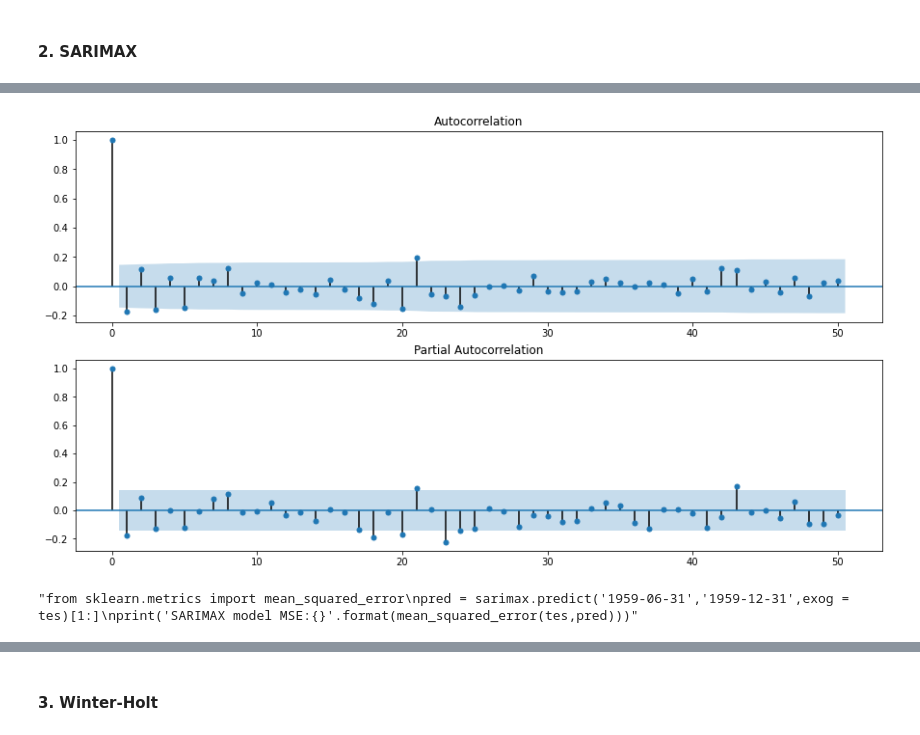
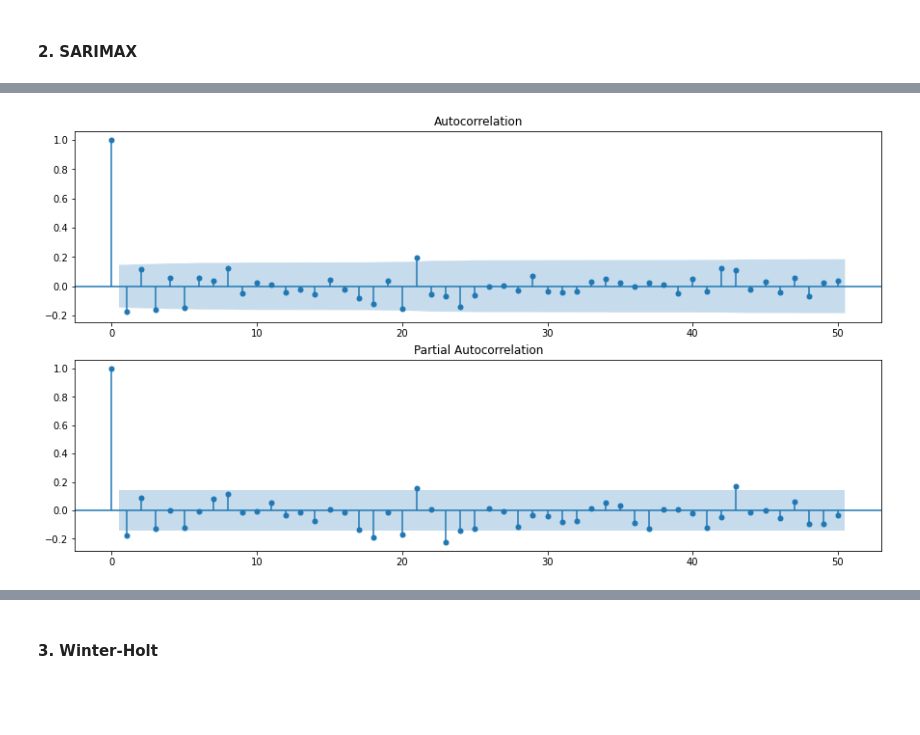
Before and after one commit to CamilaGO/Lab7-ds, a Jupyter notebook: Laboratorio 7 - Female Births.ipynb, the cells around one changed output, grey strips where cells are left out. Cells and saved outputs as stored; diff of their text form; code cells hidden in the pictures; blank space fills up the shorter version.

```diff
--- a/Laboratorio 7 - Female Births.ipynb
+++ b/Laboratorio 7 - Female Births.ipynb
@@ -106,15 +104,16 @@ Warnings:
 # %%
+sarima = sm.tsa.statespace.SARIMAX(tra,order=(1,1,1),seasonal_order=(1,1,1,12),enforce_stationarity=False, enforce_invertibility=False,freq='D').fit()
+sarima.summary()
 res = sarima.resid
 fig,ax = plt.subplots(2,1,figsize=(15,8))
 fig = sm.graphics.tsa.plot_acf(res, lags=50, ax=ax[0])
 fig = sm.graphics.tsa.plot_pacf(res, lags=50, ax=ax[1])
 plt.show()
 # %% [output]
-[figure, old version]
+[figure, new version]
 # %%
-'''from sklearn.metrics import mean_squared_error
-pred = sarimax.predict('1959-06-31','1959-12-31',exog = tes)[1:]
-print('SARIMAX model MSE:{}'.format(mean_squared_error(tes,pred)))'''
+# Esto funcionaba? no me funciono
+# from sklearn.metrics import mean_squared_error
+# pred = sarimax.predict('1959-06-31','1959-12-31',exog = tes)[1:]
+# print('SARIMAX model MSE:{}'.format(mean_squared_error(tes, pred)))
-# %% [output]
-"from sklearn.metrics import mean_squared_error\npred = sarimax.predict('1959-06-31','1959-12-31',exog = tes)[1:]\nprint('SARIMAX model MSE:{}'.format(mean_squared_error(tes,pred)))"
 # %%
```
Also changed, not shown: parts of 16 cells of this notebook.
